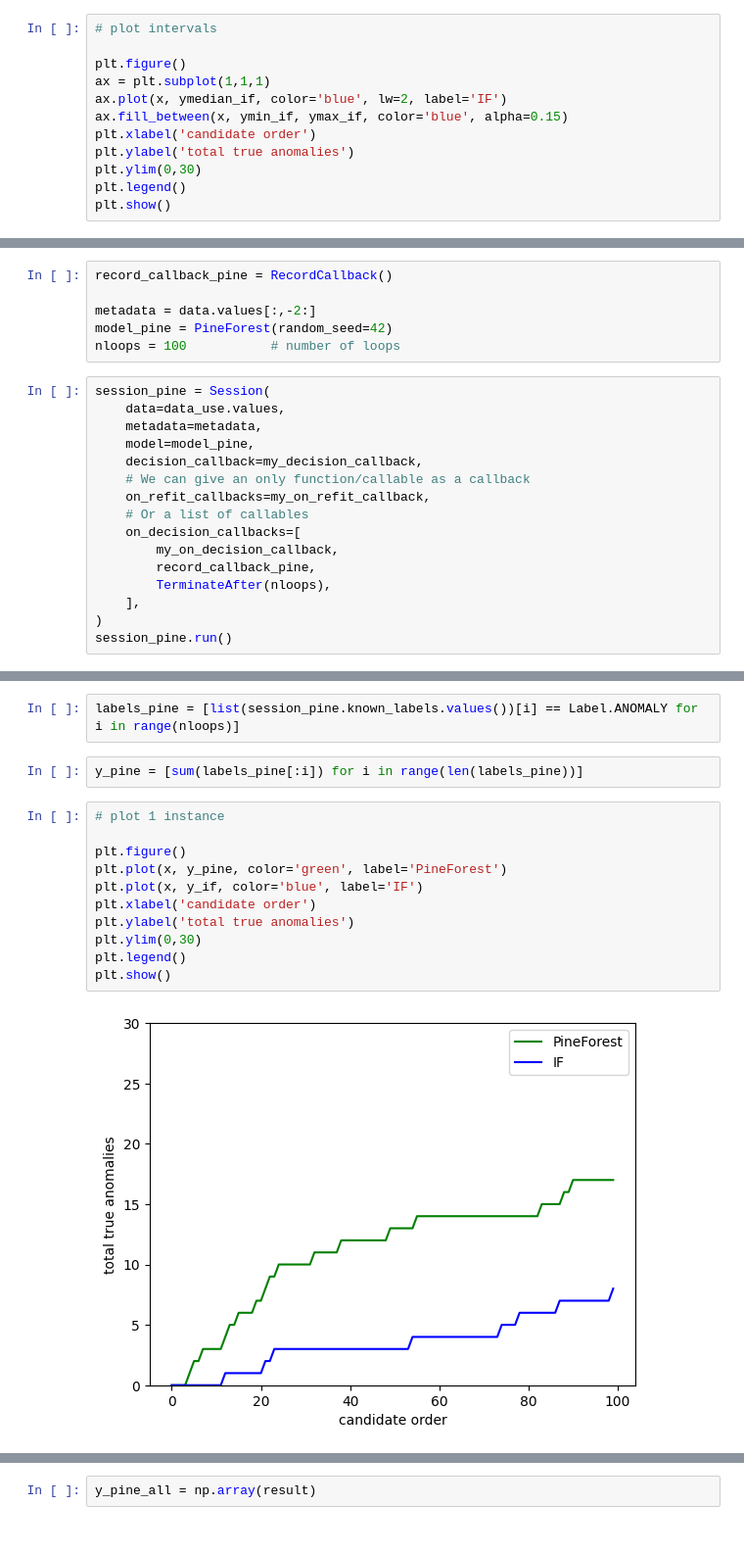
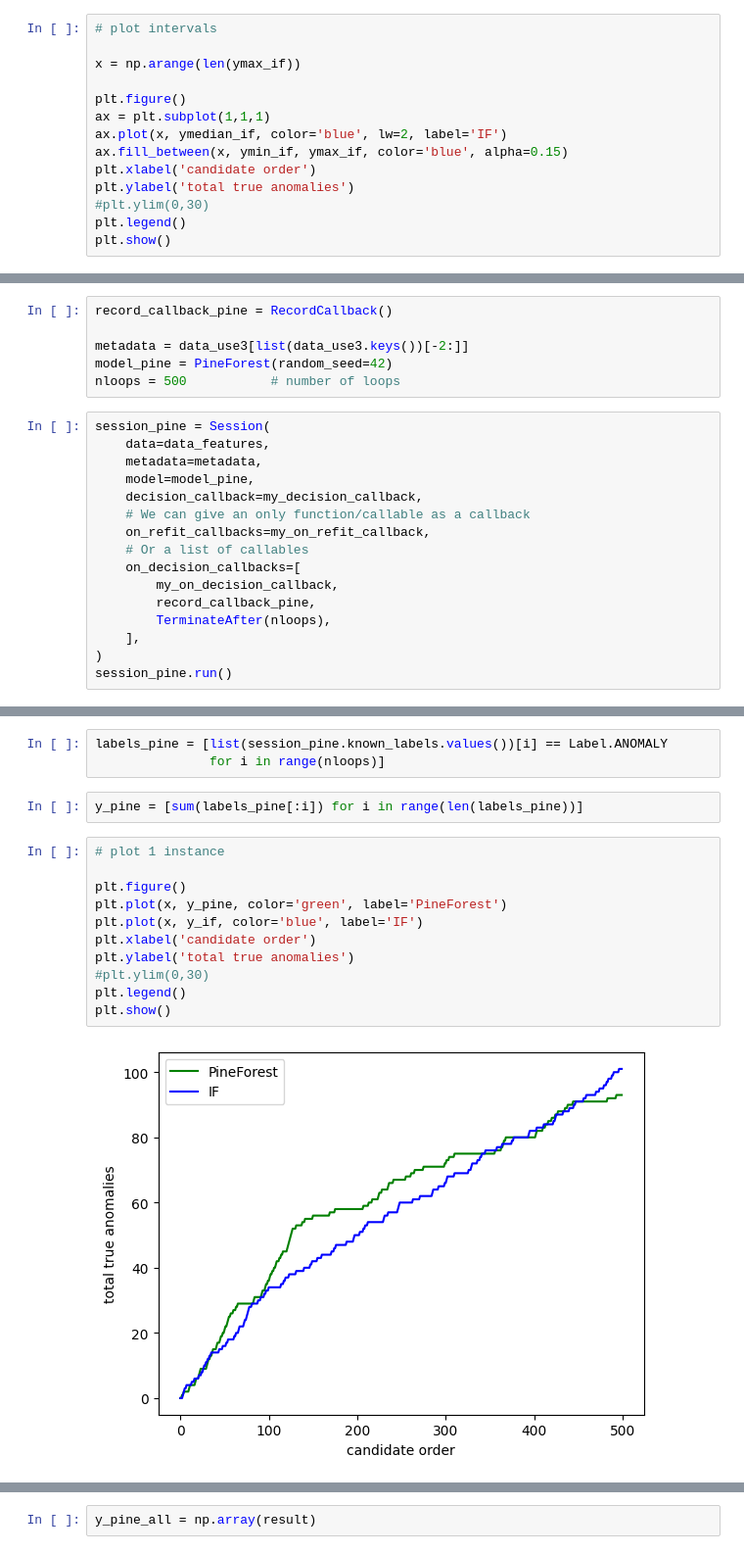
Before and after one commit to emilleishida/test_pineforest, a Jupyter notebook: notebooks/galaxyzoo.ipynb, the cells around one changed output, grey strips where cells are left out. Shown at 98% size. Drawn from its saved outputs; the diff is of its cells as text.

```diff
--- a/notebooks/galaxyzoo.ipynb
+++ b/notebooks/galaxyzoo.ipynb
@@ -96,6 +200,8 @@ ymin_if = [np.percentile(y_if_all[:,i], 5) for i in range(y_if_all.shape[1])]
 ymedian_if = [np.median(y_if_all[:,i]) for i in range(y_if_all.shape[1])]
 # %%
 # plot intervals
+
+x = np.arange(len(ymax_if))
 
 plt.figure()
 ax = plt.subplot(1,1,1)
@@ -103,7 +209,7 @@ ax.plot(x, ymedian_if, color='blue', lw=2, label='IF')
 ax.fill_between(x, ymin_if, ymax_if, color='blue', alpha=0.15)
 plt.xlabel('candidate order')
 plt.ylabel('total true anomalies')
-plt.ylim(0,30)
+#plt.ylim(0,30)
 plt.legend()
 plt.show()
 # %% [output]
@@ -139,12 +245,12 @@ class RecordCallback:
 # %%
 record_callback_pine = RecordCallback()
 
-metadata = data.values[:,-2:]
+metadata = data_use3[list(data_use3.keys())[-2:]]
 model_pine = PineForest(random_seed=42)
-nloops = 100           # number of loops
+nloops = 500           # number of loops
 # %%
 session_pine = Session(
-    data=data_use.values,
+    data=data_features,
     metadata=metadata,
     model=model_pine,
     decision_callback=my_decision_callback,
@@ -161,20 +267,21 @@ session_pine.run()
 # %% [output]
 <coniferest.session.Session at 0x...>
 # %%
-labels_pine = [list(session_pine.known_labels.values())[i] == Label.ANOMALY for i in range(nloops)]
+labels_pine = [list(session_pine.known_labels.values())[i] == Label.ANOMALY
+               for i in range(nloops)]
 # %%
 y_pine = [sum(labels_pine[:i]) for i in range(len(labels_pine))]
 # %%
 # plot 1 instance
 
 plt.figure()
 plt.plot(x, y_pine, color='green', label='PineForest')
 plt.plot(x, y_if, color='blue', label='IF')
 plt.xlabel('candidate order')
 plt.ylabel('total true anomalies')
-plt.ylim(0,30)
+#plt.ylim(0,30)
 plt.legend()
 plt.show()
 # %% [output]
-[figure, old version]
+[figure, new version]
 # %%
```
Also changed, not shown: parts of 42 cells of this notebook, 7 other files.
